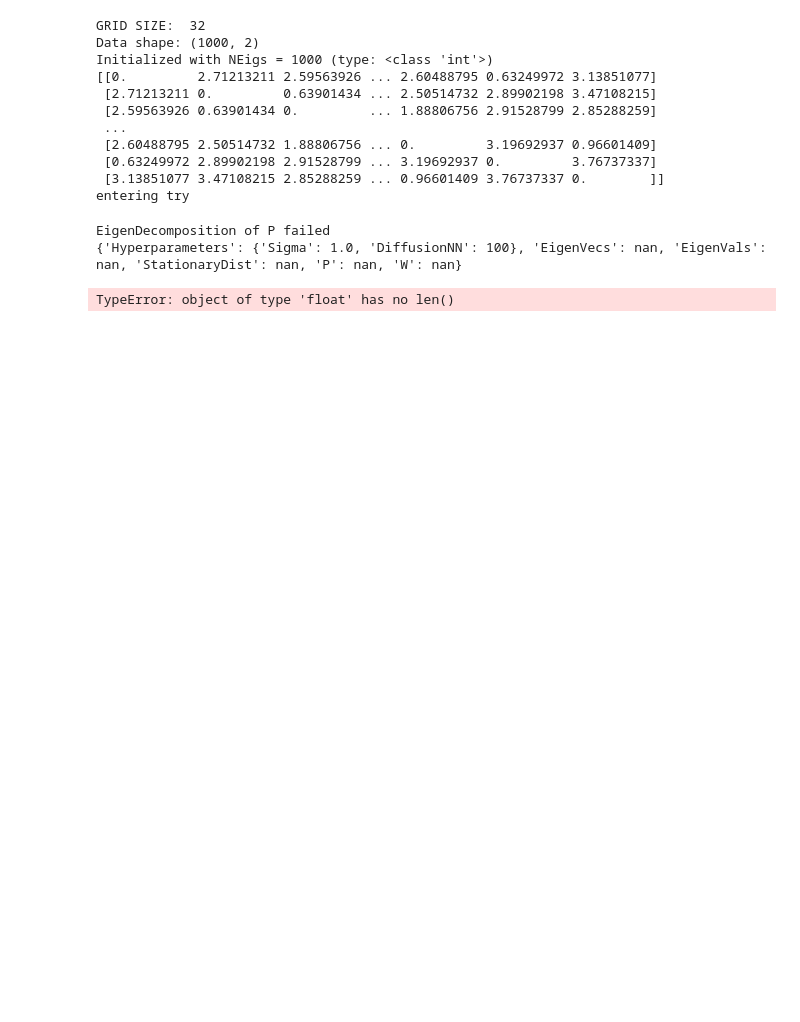
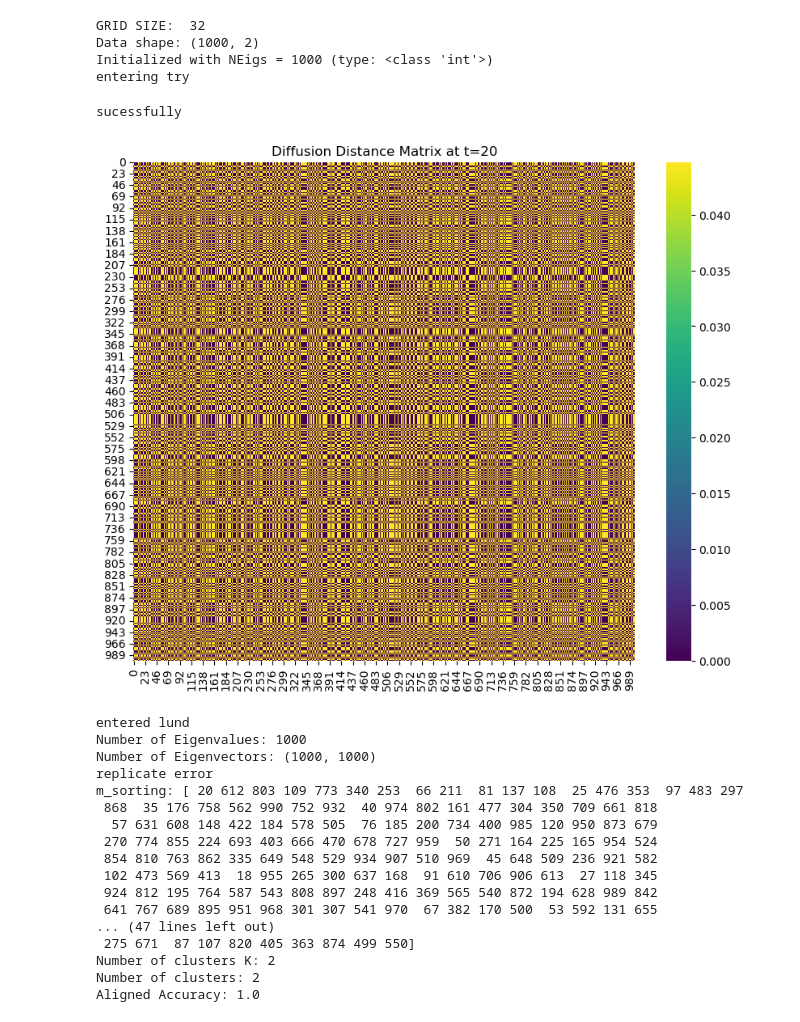
Before and after one commit to seolibek/Tufts2024, a Jupyter notebook: lund_low_dim.ipynb, the cells around one changed output. Drawn from its saved outputs; the diff is of its cells as text; code cells hidden in the pictures; blank space fills up the shorter version.

```diff
--- a/lund_low_dim.ipynb
+++ b/lund_low_dim.ipynb
@@ -18,7 +18,7 @@ import scipy.io
 
 
 # X, M, N, D, HSI, GT, Y, n, K = loadHSI(data_path, gt_path, data_name, gt_name)
-X, GT = make_classification(n_samples=1000, n_features=2, n_informative=2, n_redundant=0, n_clusters_per_class=1, random_state=42)
+X, GT = make_blobs(n_samples=1000, centers=2, cluster_std=0.60, random_state=42)
 scipy.io.savemat('data.mat', {'X': X, 'GT': GT})
 
 grid_size = int(np.ceil(np.sqrt(X.shape[0])))
@@ -41,25 +41,32 @@ p = np.exp(log_density)
 
 graph_extractor = GraphExtractor()
 G = graph_extractor.extract_graph(X)
-print(G)
-t = 1
-distances, embedding = diffusion_distance(G, t)
 
-# Plot the diffusion map (embedding)
-plt.figure(figsize=(8, 6))
-plt.scatter(embedding[:, 1], embedding[:, 2], c=np.arange(len(embedding)), cmap='viridis')
-plt.title('Diffusion Map')
-plt.xlabel('Component 1')
-plt.ylabel('Component 2')
-plt.colorbar()
-plt.show()
+def check_orthogonality(eigvecs):
+    n = eigvecs.shape[1]
+    for i in range(n):
+        for j in range(i+1, n):
+            dot_product = np.dot(eigvecs[:, i], eigvecs[:, j])
+            if not np.isclose(dot_product, 0):
+                print(f"Eigenvectors {i} and {j} are not orthogonal: dot product = {dot_product}")
+    print("Orthogonality check completed.")
 
-# Plot the diffusion distances
-plt.figure(figsize=(8, 6))
-plt.imshow(distances, cmap='viridis')
-plt.title('Diffusion Distances')
-plt.colorbar()
-plt.show()
+
+t = 20
+distances, embedding = diffusion_distance(G, 5)
+distances, embedding = diffusion_distance(G, 20)
+distances, embedding = diffusion_distance(G, 40)
+
+
+def plot_diffusion_distance(timestep):
+    distances, embedding = diffusion_distance(G, timestep)
+    plt.figure(figsize=(10, 8))
+    sns.heatmap(distances, cmap='viridis')
+    plt.title(f'Diffusion Distance Matrix at t={t}')
+    plt.show()
+plot_diffusion_distance(5)
+plot_diffusion_distance(20)
+plot_diffusion_distance(40)
 
 C, K, Dt = LearningbyUnsupervisedNonlinearDiffusion(X, t, G, p)
 
@@ -72,40 +79,49 @@ accuracy = calculate_aligned_accuracy(GT, C)
 print("Aligned Accuracy:", accuracy)
 
 def plot_clusters(X, labels, title):
     plt.scatter(X[:, 0], X[:, 1], c=labels, cmap='viridis', s=50)
     plt.title(title)
     plt.show()
 
 def plot_kde_density(X, title):
     # Create the KDE plot
     plt.figure(figsize=(10, 6))
     sns.kdeplot(x=X[:, 0], y=X[:, 1], cmap='viridis', fill=True, levels=20, thresh=0)
     plt.scatter(X[:, 0], X[:, 1], c='red', s=5, edgecolor='k')
     plt.title(title)
     plt.show()
 
 
 plot_clusters(X, C, f"LUND Clustering (Aligned Accuracy: {accuracy:.2f})")
 plot_clusters(X, GT, "Ground Truth")
 # plot_kde_density(X, "KDE Density Estimation")
 
 # kmeans = KMeans(n_clusters=2, random_state=42)
 # kmeans_labels = kmeans.fit_predict(X)
 # kmeans_accuracy = calculate_aligned_accuracy(GT, kmeans_labels)
 # print("Aligned Accuracy (KMeans Clustering):", kmeans_accuracy)
 # plot_clusters(X, kmeans_labels, f"KMeans Clustering (Aligned Accuracy: {kmeans_accuracy:.2f})")
 # %% [output]
 GRID SIZE:  32
 Data shape: (1000, 2)
 Initialized with NEigs = 1000 (type: <class 'int'>)
-[[0.         2.71213211 2.59563926 ... 2.60488795 0.63249972 3.13851077]
- [2.71213211 0.         0.63901434 ... 2.50514732 2.89902198 3.47108215]
- [2.59563926 0.63901434 0.         ... 1.88806756 2.91528799 2.85288259]
- ...
- [2.60488795 2.50514732 1.88806756 ... 0.         3.19692937 0.96601409]
- [0.63249972 2.89902198 2.91528799 ... 3.19692937 0.         3.76737337]
- [3.13851077 3.47108215 2.85288259 ... 0.96601409 3.76737337 0.        ]]
 entering try
-EigenDecomposition of P failed
-{'Hyperparameters': {'Sigma': 1.0, 'DiffusionNN': 100}, 'EigenVecs': nan, 'EigenVals': nan, 'StationaryDist': nan, 'P': nan, 'W': nan}
+sucessfully
+[figure, added]
-TypeError: object of type 'float' has no len()
+entered lund
+Number of Eigenvalues: 1000
+Number of Eigenvectors: (1000, 1000)
+replicate error
+m_sorting: [ 20 612 803 109 773 340 253  66 211  81 137 108  25 476 353  97 483 297
+ 868  35 176 758 562 990 752 932  40 974 802 161 477 304 350 709 661 818
+  57 631 608 148 422 184 578 505  76 185 200 734 400 985 120 950 873 679
+ 270 774 855 224 693 403 666 470 678 727 959  50 271 164 225 165 954 524
+ 854 810 763 862 335 649 548 529 934 907 510 969  45 648 509 236 921 582
+ 102 473 569 413  18 955 265 300 637 168  91 610 706 906 613  27 118 345
+ 924 812 195 764 587 543 808 897 248 416 369 565 540 872 194 628 989 842
+ 641 767 689 895 951 968 301 307 541 970  67 382 170 500  53 592 131 655
+... (47 lines left out)
+ 275 671  87 107 820 405 363 874 499 550]
+Number of clusters K: 2
+Number of clusters: 2
+Aligned Accuracy: 1.0
```
Also changed, not shown: parts of 1 cell of this notebook, 2 other files.
